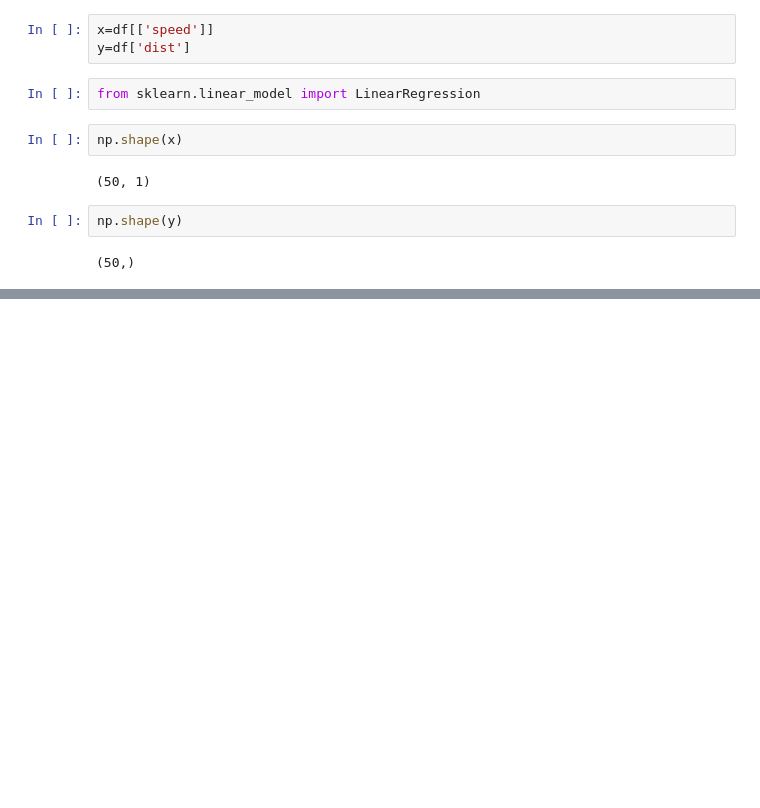
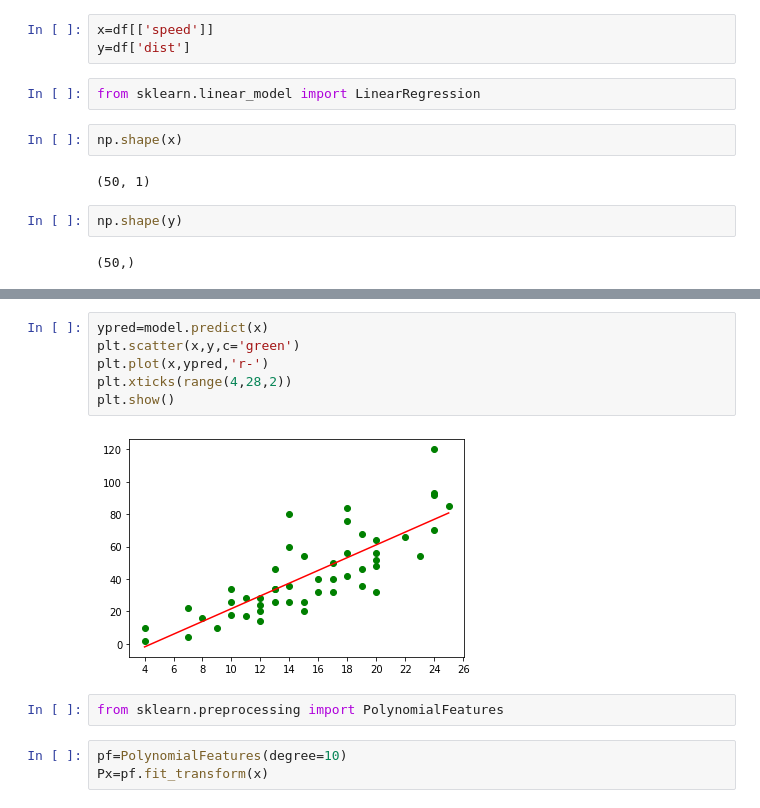
Before and after one commit to Jivesh9990/Machine-Learning, a Jupyter notebook: Homework/Carspeed_linearReg.ipynb, the cells around one changed output, grey strips where cells are left out. Drawn from its saved outputs; the diff is of its cells as text; blank space fills up the shorter version.

```diff
--- a/Homework/Carspeed_linearReg.ipynb
+++ b/Homework/Carspeed_linearReg.ipynb
@@ -46,2 +49,15 @@ model.score(x,y)*100
 # %% [output]
 65.10793807582509
+# %%
+ypred=model.predict(x)
+plt.scatter(x,y,c='green')
+plt.plot(x,ypred,'r-')
+plt.xticks(range(4,28,2))
+plt.show()
+# %% [output]
+[figure, added]
+# %%
+from sklearn.preprocessing import PolynomialFeatures
+# %%
+pf=PolynomialFeatures(degree=10)
+Px=pf.fit_transform(x)
```
Also changed, not shown: parts of 16 cells of this notebook, 1 other file.
